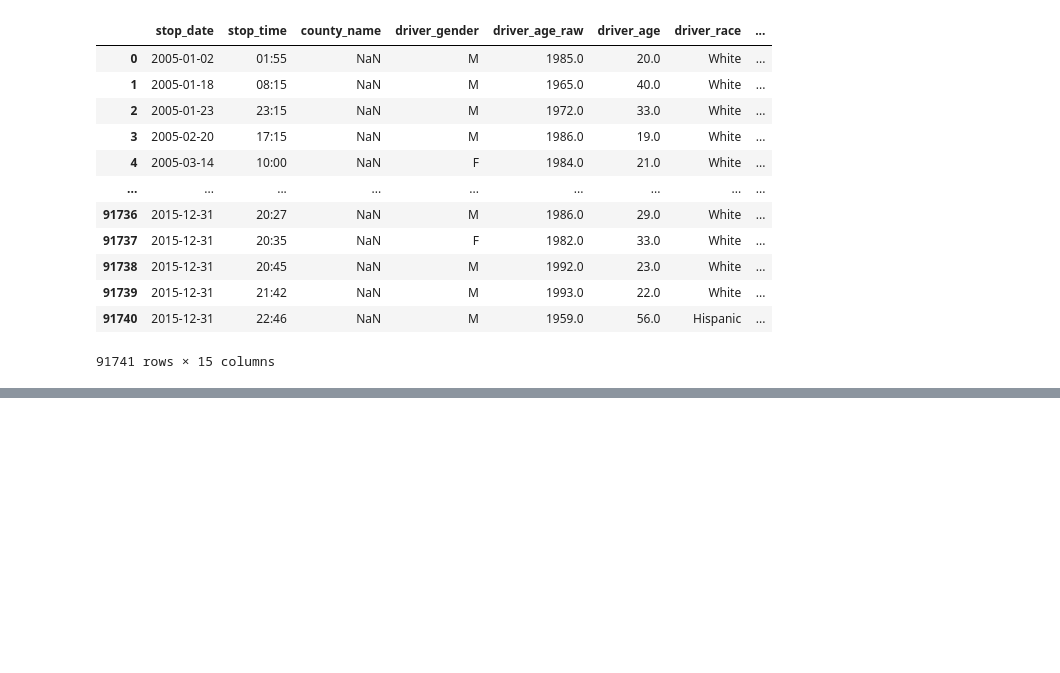
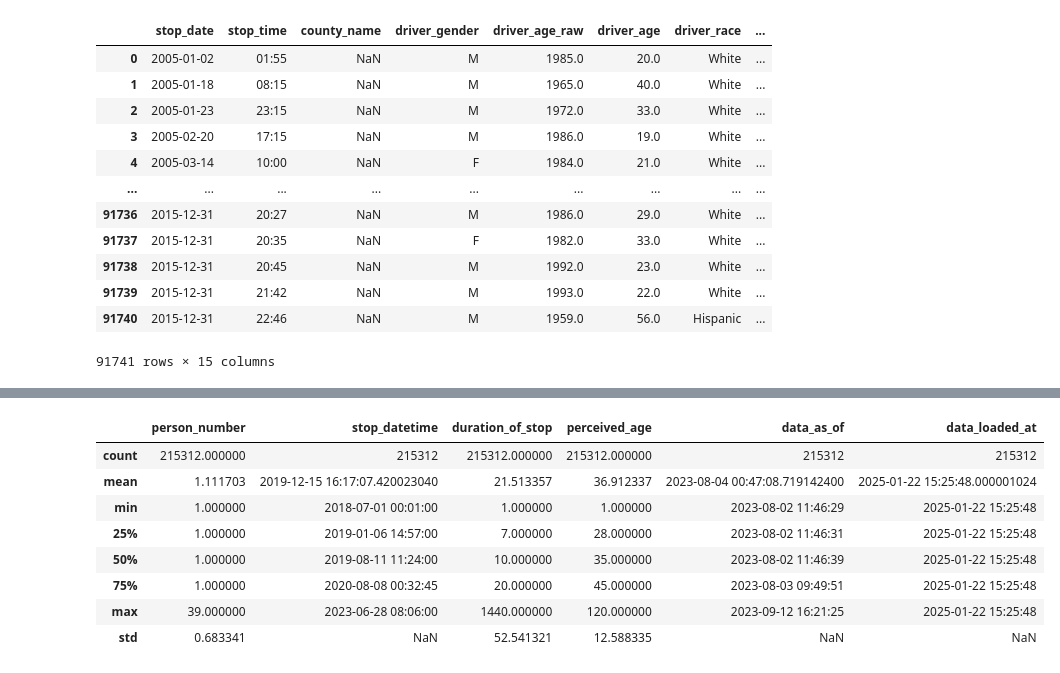
Before and after one commit to JahairaM/Police-Report, a Jupyter notebook: DataWPythonFinalProject.ipynb, the cells around one changed output, grey strips where cells are left out. Cells and saved outputs as stored; diff of their text form; code cells hidden in the pictures; blank space fills up the shorter version.

```diff
--- a/DataWPythonFinalProject.ipynb
+++ b/DataWPythonFinalProject.ipynb
@@ -73,0 +379,13 @@ df2
+# %%
+# Checking Descriptive Statistics now that DataFrame has been cleaned
+df.describe()
+# %% [output]
+|  | person_number | stop_datetime | duration_of_stop | perceived_age | data_as_of | data_loaded_at |
+| count | 215312.000000 | 215312 | 215312.000000 | 215312.000000 | 215312 | 215312 |
+| mean | 1.111703 | 2019-12-15 16:17:07.420023040 | 21.513357 | 36.912337 | 2023-08-04 00:47:08.719142400 | 2025-01-22 15:25:48.000001024 |
+| min | 1.000000 | 2018-07-01 00:01:00 | 1.000000 | 1.000000 | 2023-08-02 11:46:29 | 2025-01-22 15:25:48 |
+| 25% | 1.000000 | 2019-01-06 14:57:00 | 7.000000 | 28.000000 | 2023-08-02 11:46:31 | 2025-01-22 15:25:48 |
+| 50% | 1.000000 | 2019-08-11 11:24:00 | 10.000000 | 35.000000 | 2023-08-02 11:46:39 | 2025-01-22 15:25:48 |
+| 75% | 1.000000 | 2020-08-08 00:32:45 | 20.000000 | 45.000000 | 2023-08-03 09:49:51 | 2025-01-22 15:25:48 |
+| max | 39.000000 | 2023-06-28 08:06:00 | 1440.000000 | 120.000000 | 2023-09-12 16:21:25 | 2025-01-22 15:25:48 |
+| std | 0.683341 | NaN | 52.541321 | 12.588335 | NaN | NaN |
```
Also changed, not shown: parts of 42 cells of this notebook.
